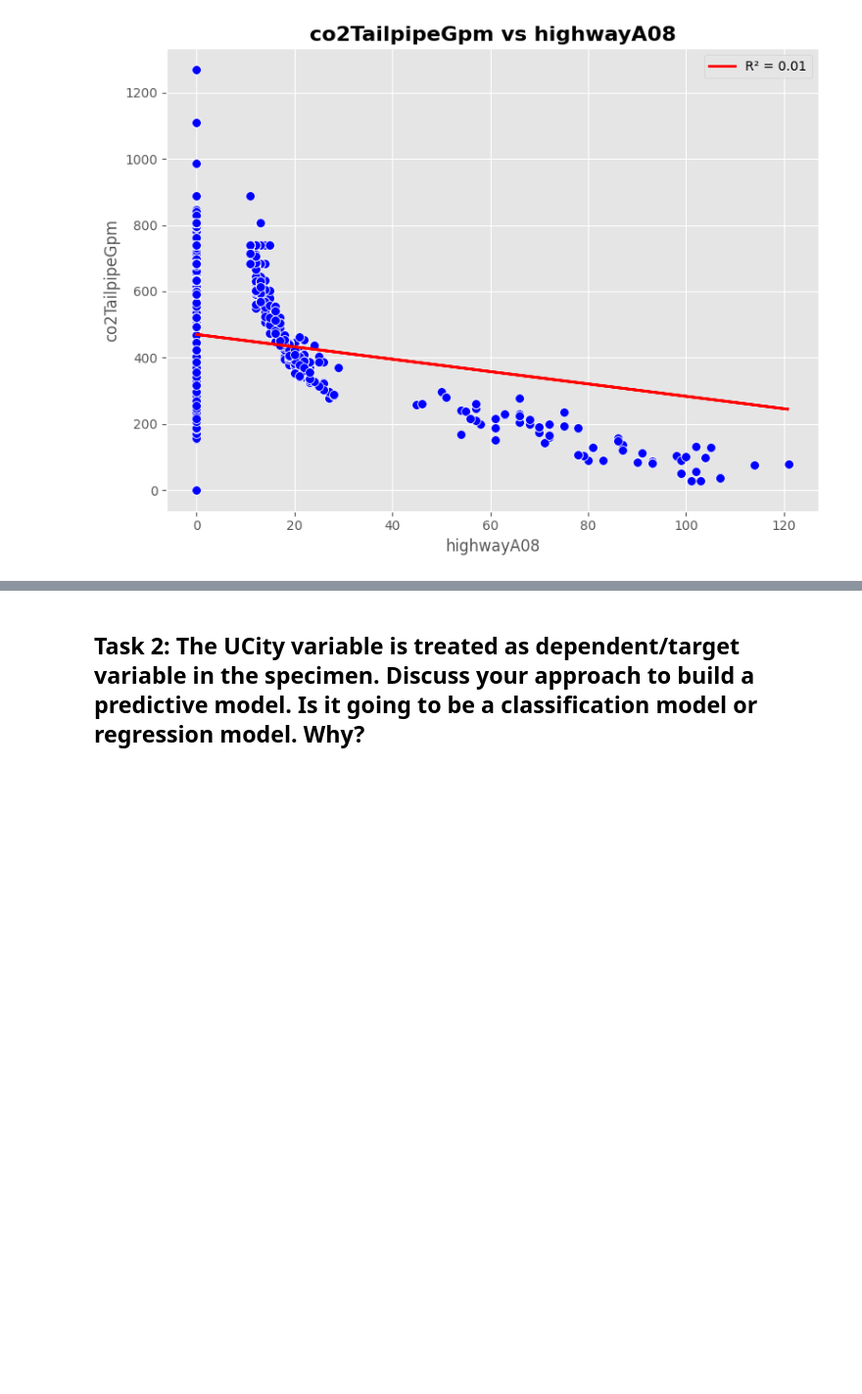
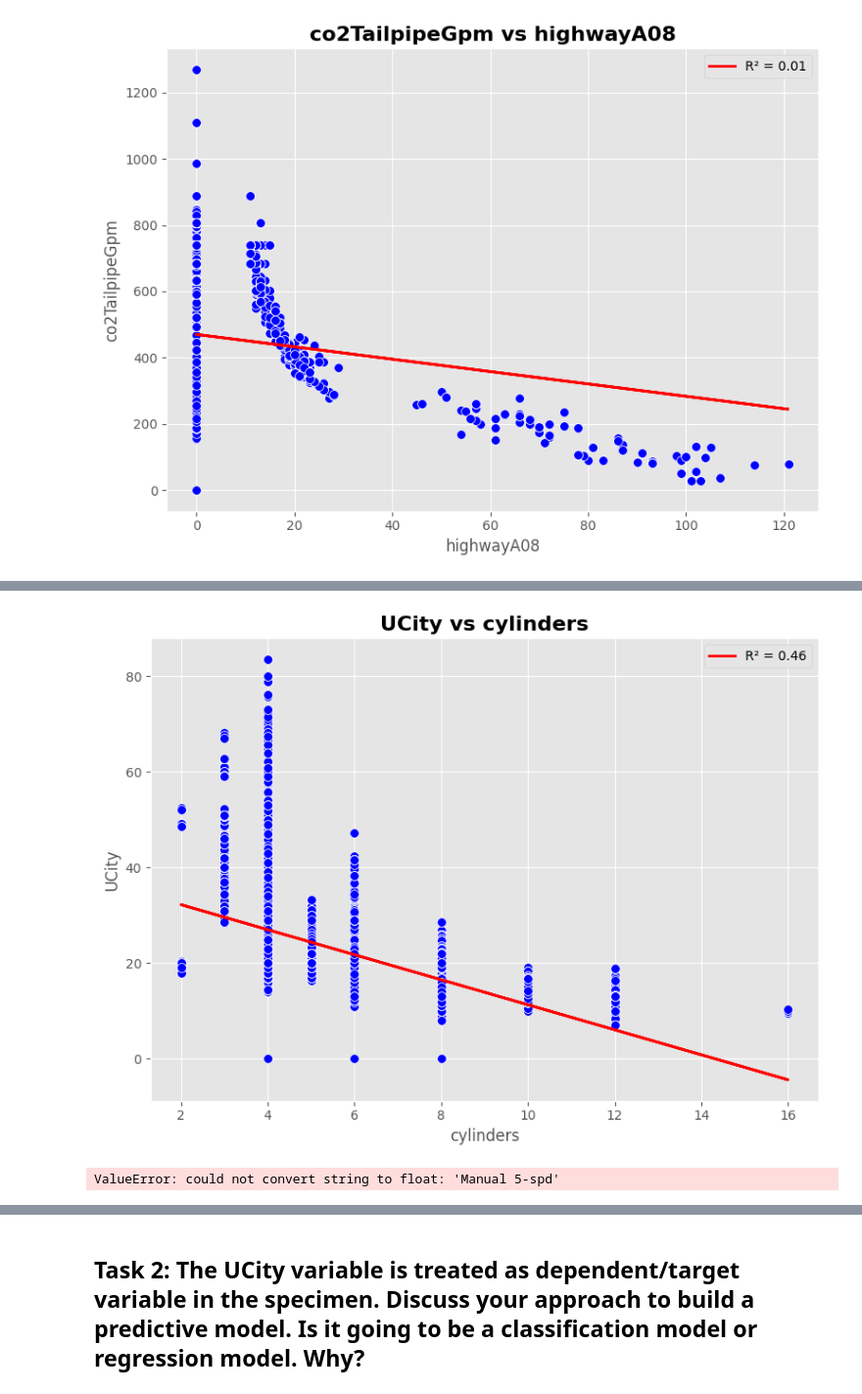
Before and after one commit to alkhalifas/cs6140-machine-learning, a Jupyter notebook: assignment1/assignment1_eda.ipynb, the cells around one changed output, grey strips where cells are left out. Shown at 98% size. Drawn from its saved outputs; the diff is of its cells as text; code cells hidden in the pictures; blank space fills up the shorter version.

```diff
--- a/assignment1/assignment1_eda.ipynb
+++ b/assignment1/assignment1_eda.ipynb
@@ -831,0 +842,8 @@ sdf.plot_and_calculate_r2('highwayA08', 'co2TailpipeGpm')
+# %%
+sdf.plot_and_calculate_r2('cylinders', 'UCity')
+# %% [output]
+[figure, added]
+# %%
+sdf.plot_and_calculate_r2('trany', 'UCity')
+# %% [output]
+ValueError: could not convert string to float: 'Manual 5-spd'
```
Also changed, not shown: parts of 15 cells of this notebook, 1 other file.
